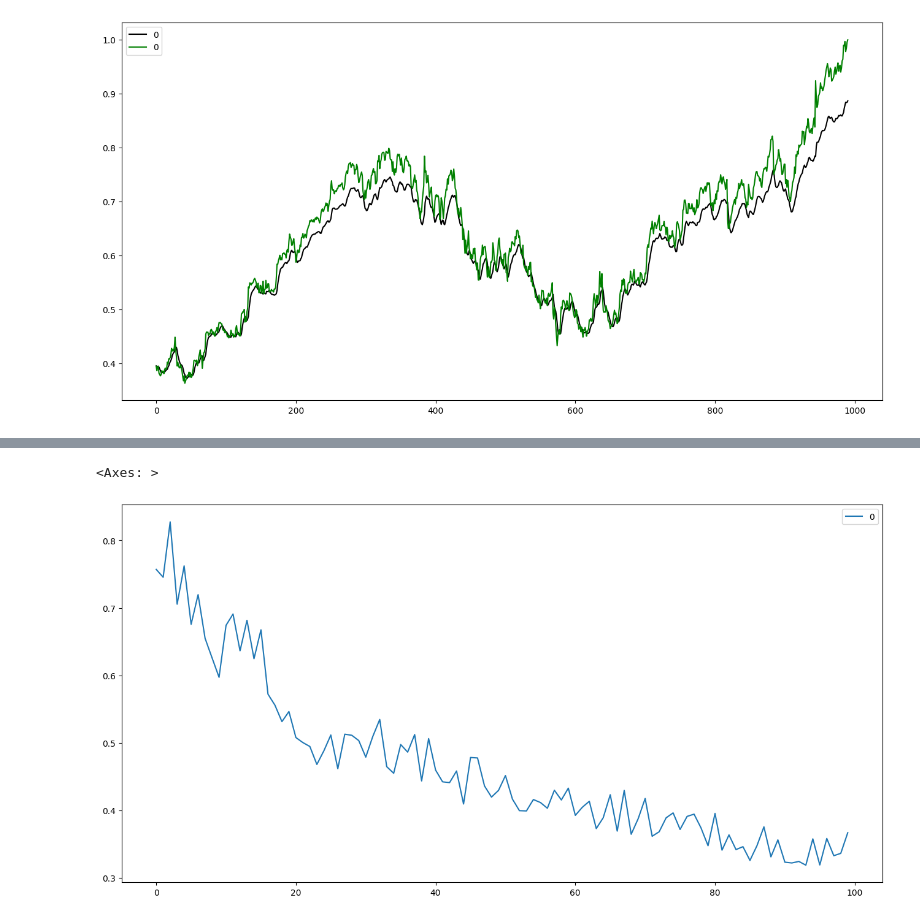
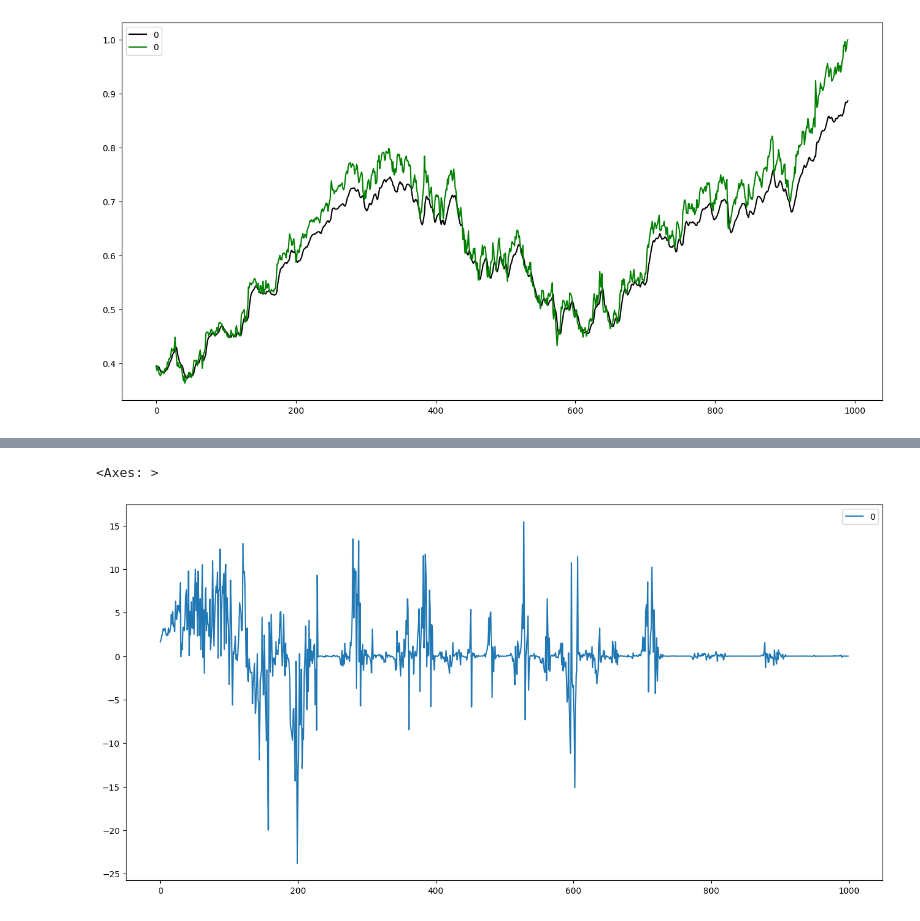
Before and after one commit to MaligarosNotes/Stock-Predict-Summer-24--Attempts, a Jupyter notebook: 4th Stock Predictor.ipynb, the cells around one changed output, grey strips where cells are left out. Saved outputs shown, nothing was run; the diff lists cells and outputs as text; code cells hidden in the pictures.

Commit message:
added a task list, and updated stock Predictor replaced uniform distro with normal

```diff
--- a/4th Stock Predictor.ipynb
+++ b/4th Stock Predictor.ipynb
@@ -147,7 +147,8 @@ def UserInput_Two(ticker='aapl',daysago=100,futureproj=20):
     y_pred_proj = []
     for i in range(1,futureproj+1):
         y_pred = model1.predict(X_test)
-        y_pred = y_pred * random.uniform(0.9,1.1)
+        #y_pred = y_pred * random.uniform((np.min(X_test)-y_pred)/np.min(X_test),(np.max(X_test)-y_pred)/np.max(X_test))
+        y_pred = y_pred *  (1 + random.normalvariate(np.mean(X_test),np.std(X_test)))
         y_pred_proj = np.append(y_pred_proj,y_pred)
         X_test = X_test.reshape((-1))
         X_test = np.append(X_test, y_pred)
@@ -156,6 +157,6 @@ def UserInput_Two(ticker='aapl',daysago=100,futureproj=20):
     return y_pred_proj
 
 
-e = pd.DataFrame(UserInput_Two('nvda',100,100))
+e = pd.DataFrame(UserInput_Two('nvda',100,1000))
 e.plot(figsize=(16,8))
 # %% [output]
@@ -179,2 +180,2 @@ e.plot(figsize=(16,8))
 <Axes: >
-[figure, old version]
+[figure, new version]
```
Also changed, not shown: parts of 1 cell of this notebook, 1 other file.
